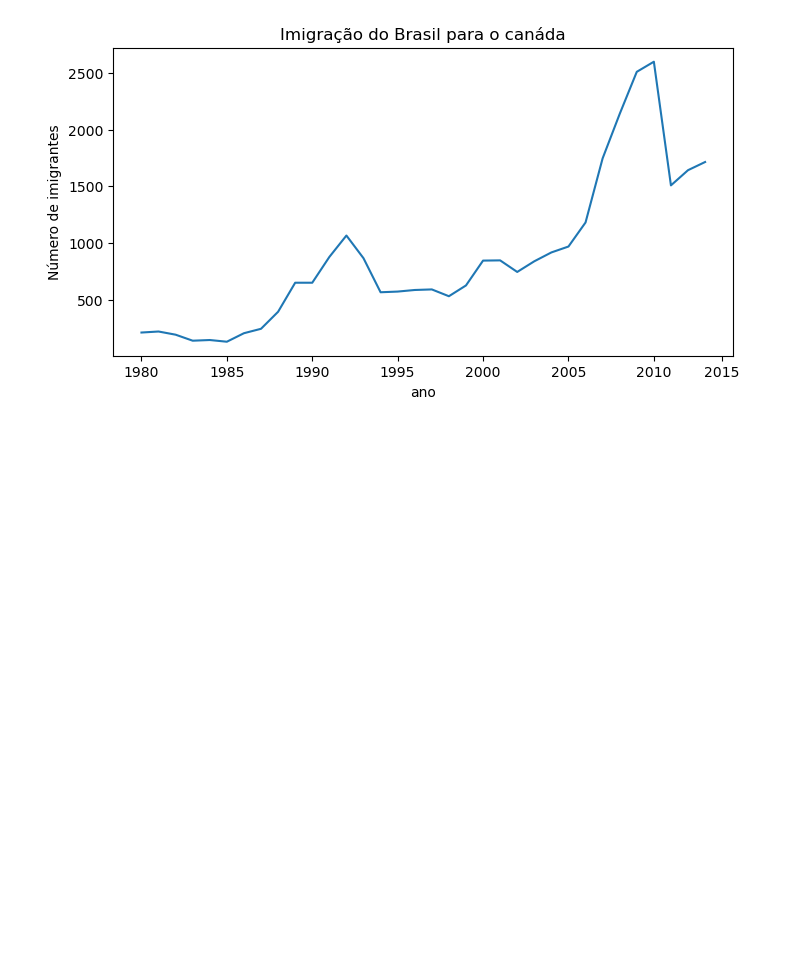
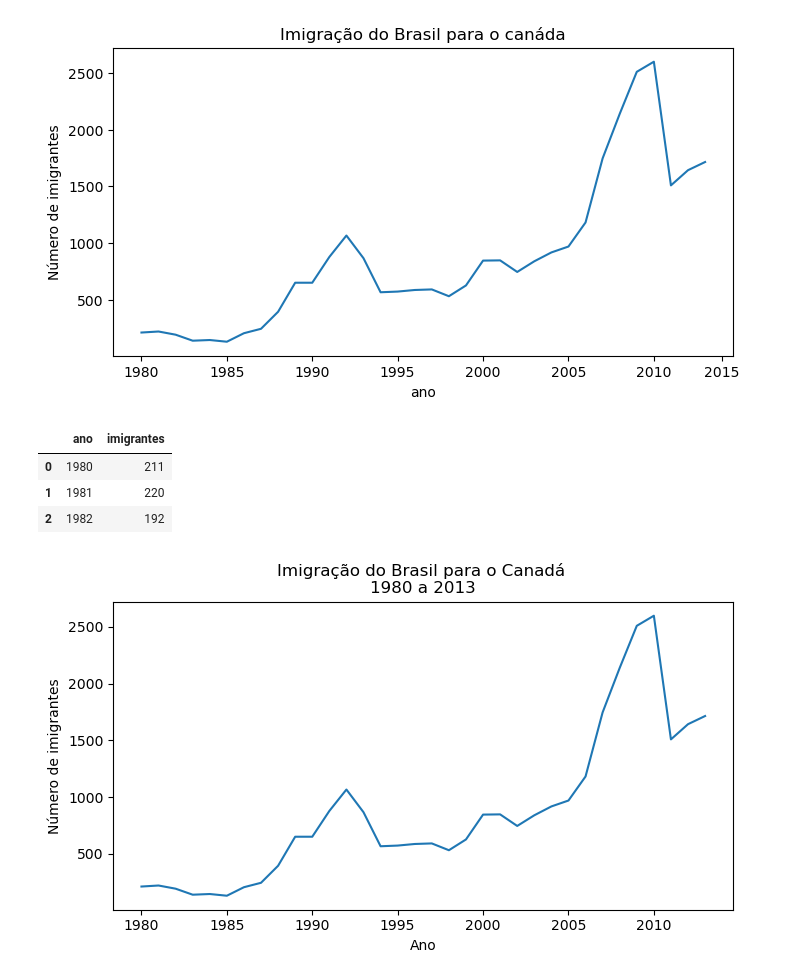
Before and after one commit to emersonsantosgithub/Caderno_Visualiza-o, a Jupyter notebook: caderno_visualizacao.ipynb, the cells around one changed output. Saved outputs shown, nothing was run; the diff lists cells and outputs as text; code cells hidden in the pictures; blank space fills up the shorter version.

```diff
--- a/caderno_visualizacao.ipynb
+++ b/caderno_visualizacao.ipynb
@@ -40,3 +40,25 @@ plt.xticks(['1980', '1985', '1990','1995', '2000', '2005', '2010','2015'])
 plt.show()
 # %% [output]
 [figure]
+# %%
+dados_brasil.head(3)
+# %% [output]
+|  | ano | imigrantes |
+| 0 | 1980 | 211 |
+| 1 | 1981 | 220 |
+| 2 | 1982 | 192 |
+# %%
+"""Estamos criando  uma figura (fig) e um eixo (ax) usando plt.subplots().
+Em seguida, o gráfico de linha é traçado com ax.plot(), e os rótulos dos eixos e o título
+são adicionados com set_xlabel(), set_ylabel() e set_title(). Por fim, o gráfico é exibido com plt.show()."""
+
+
+fig, ax = plt.subplots(figsize=(8, 4))  # Criando a figura (fig) e o eixo (ax) com tamanho definido
+ax.plot(dados_brasil['ano'], dados_brasil['imigrantes'])  # Plotando os dados: anos no eixo X e número de imigrantes no eixo Y
+ax.set_title("Imigração do Brasil para o Canadá \n1980 a 2013")  # Adicionando título com quebra de linha (\n) para subtítulo
+ax.xaxis.set_major_locator(plt.MultipleLocator(5))  # Definindo intervalo de 5 anos no eixo X
+ax.set_xlabel("Ano")  # Adicionando rótulo ao eixo X
+ax.set_ylabel("Número de imigrantes")  # Adicionando rótulo ao eixo Y
+plt.show()  # Exibindo o gráfico
+# %% [output]
+[figure, added]
```
Also changed, not shown: parts of 2 cells of this notebook.
